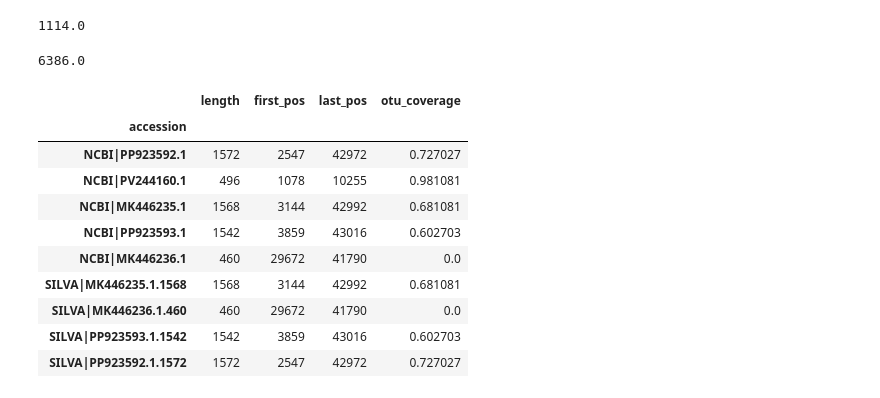
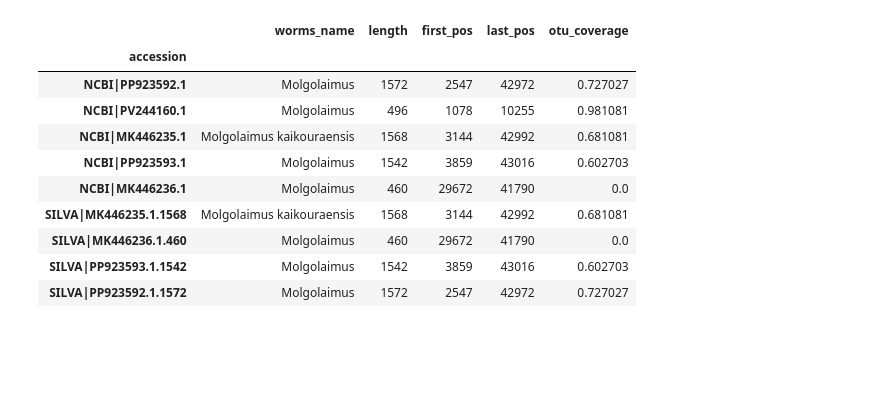
Before and after one commit to Dzee97/Thesis_NemaPred, a Jupyter notebook: notebooks/sequence_store.ipynb, the cells around one changed output. Saved outputs shown, nothing was run; the diff lists cells and outputs as text; code cells hidden in the pictures; blank space fills up the shorter version.

```diff
--- a/notebooks/sequence_store.ipynb
+++ b/notebooks/sequence_store.ipynb
@@ -9,25 +9,17 @@ input_parquet = Path("../data/processed/Sequence_store.parquet")
 pa_table = pq.read_table(input_parquet)
 df: pd.DataFrame = pa_table.to_pandas(types_mapper=pd.ArrowDtype, ignore_metadata=True)
 df.set_index("accession", inplace=True)
-# %%
-df[df.seq_type == "otu"].first_pos.median()
-# %% [output]
-1114.0
-# %%
-df[df.seq_type == "otu"].last_pos.median()
-# %% [output]
-6386.0
 # %%
-df[df.worms_genus == "Molgolaimus"][["length", "first_pos", "last_pos", "otu_coverage"]]
+df[df.worms_genus == "Molgolaimus"][["worms_name", "length", "first_pos", "last_pos", "otu_coverage"]]
 # %% [output]
-|  | length | first_pos | last_pos | otu_coverage |
-| accession |  |  |  |  |
-| NCBI|PP923592.1 | 1572 | 2547 | 42972 | 0.727027 |
-| NCBI|PV244160.1 | 496 | 1078 | 10255 | 0.981081 |
-| NCBI|MK446235.1 | 1568 | 3144 | 42992 | 0.681081 |
-| NCBI|PP923593.1 | 1542 | 3859 | 43016 | 0.602703 |
-| NCBI|MK446236.1 | 460 | 29672 | 41790 | 0.0 |
-| SILVA|MK446235.1.1568 | 1568 | 3144 | 42992 | 0.681081 |
-| SILVA|MK446236.1.460 | 460 | 29672 | 41790 | 0.0 |
-| SILVA|PP923593.1.1542 | 1542 | 3859 | 43016 | 0.602703 |
-| SILVA|PP923592.1.1572 | 1572 | 2547 | 42972 | 0.727027 |
+|  | worms_name | length | first_pos | last_pos | otu_coverage |
+| accession |  |  |  |  |  |
+| NCBI|PP923592.1 | Molgolaimus | 1572 | 2547 | 42972 | 0.727027 |
+| NCBI|PV244160.1 | Molgolaimus | 496 | 1078 | 10255 | 0.981081 |
+| NCBI|MK446235.1 | Molgolaimus kaikouraensis | 1568 | 3144 | 42992 | 0.681081 |
+| NCBI|PP923593.1 | Molgolaimus | 1542 | 3859 | 43016 | 0.602703 |
+| NCBI|MK446236.1 | Molgolaimus | 460 | 29672 | 41790 | 0.0 |
+| SILVA|MK446235.1.1568 | Molgolaimus kaikouraensis | 1568 | 3144 | 42992 | 0.681081 |
+| SILVA|MK446236.1.460 | Molgolaimus | 460 | 29672 | 41790 | 0.0 |
+| SILVA|PP923593.1.1542 | Molgolaimus | 1542 | 3859 | 43016 | 0.602703 |
+| SILVA|PP923592.1.1572 | Molgolaimus | 1572 | 2547 | 42972 | 0.727027 |
```
Also changed, not shown: 4 other files.
